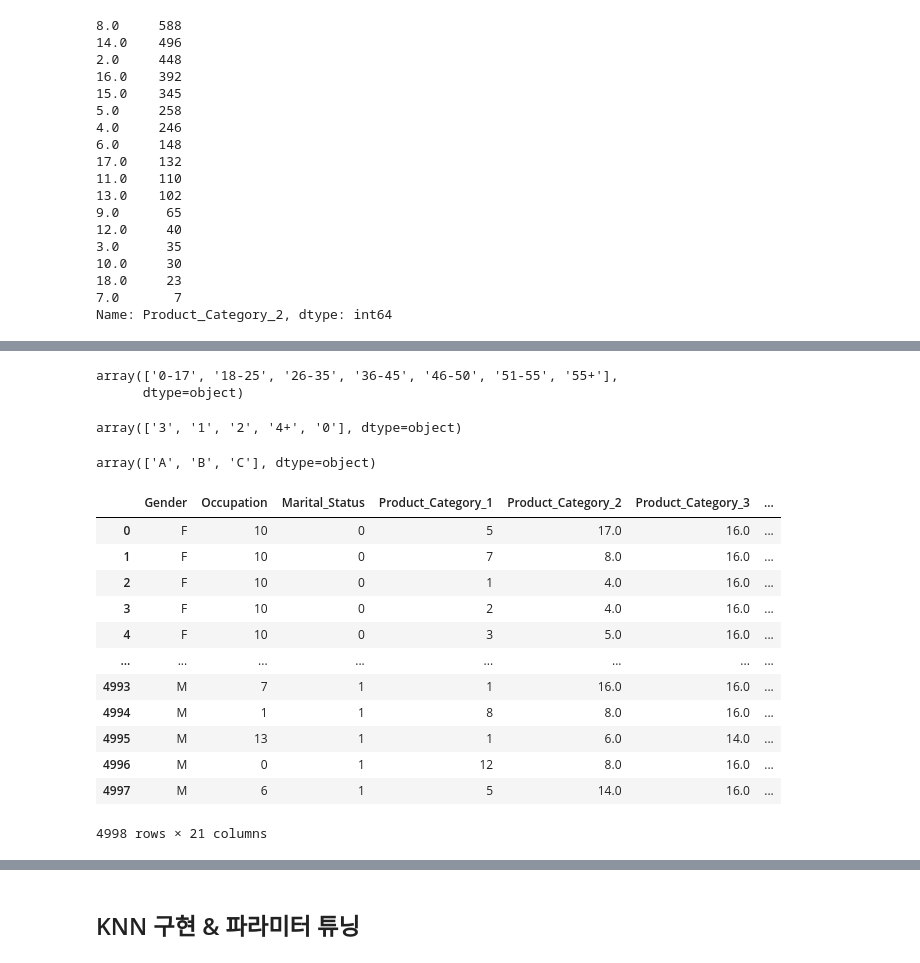
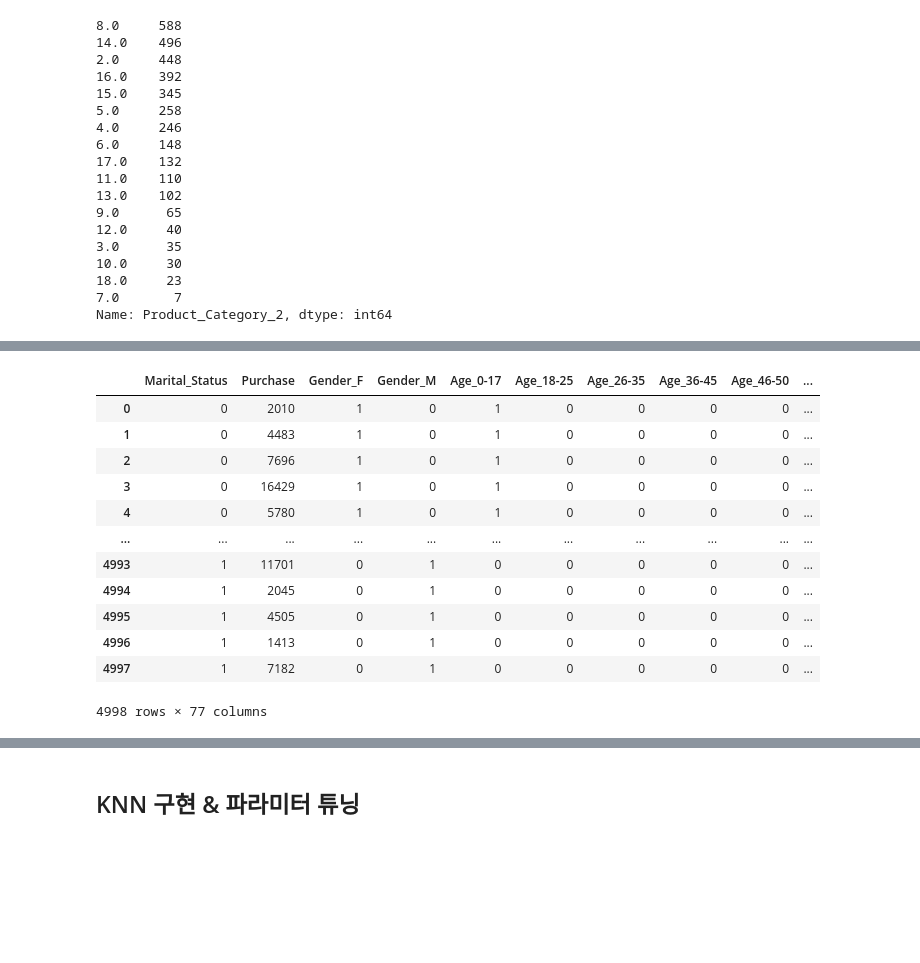
Before and after one commit to the-hwistle/Tobigs19, a Jupyter notebook: Week4_KNN.ipynb, the cells around one changed output, grey strips where cells are left out. Cells and saved outputs as stored; diff of their text form; code cells hidden in the pictures; blank space fills up the shorter version.

```diff
--- a/Week4_KNN.ipynb
+++ b/Week4_KNN.ipynb
@@ -108,6 +89,7 @@ Name: Product_Category_3, dtype: int64
 # %%
-df['Product_Category_2'].fillna(8.0, inplace=True)
-df['Product_Category_3'].fillna(16.0, inplace=True)
+df['Product_Category_2'].fillna(8, inplace=True)
+df['Product_Category_2'] = df['Product_Category_2'].astype(int)
+df.drop(columns='Product_Category_3', inplace=True)
 
 df.isna().sum()
 # %% [output]
@@ -138,0 +130,6 @@ for
+# %%
+data = df.drop(columns=['User_ID', 'Product_ID'])
+# %%
+data = pd.get_dummies(data, columns=['Gender', 'Age', 'Occupation', 'City_Category', 'Stay_In_Current_City_Years', 'Product_Category_1', 'Product_Category_2'])
+
+data.columns
@@ -139 +154,17 @@ for
+# %%
+data
+# %% [output]
+|  | Marital_Status | Purchase | Gender_F | Gender_M | Age_0-17 | Age_18-25 | Age_26-35 | Age_36-45 | Age_46-50 | ... |
+| 0 | 0 | 2010 | 1 | 0 | 1 | 0 | 0 | 0 | 0 | ... |
+| 1 | 0 | 4483 | 1 | 0 | 1 | 0 | 0 | 0 | 0 | ... |
+| 2 | 0 | 7696 | 1 | 0 | 1 | 0 | 0 | 0 | 0 | ... |
+| 3 | 0 | 16429 | 1 | 0 | 1 | 0 | 0 | 0 | 0 | ... |
+| 4 | 0 | 5780 | 1 | 0 | 1 | 0 | 0 | 0 | 0 | ... |
+| ... | ... | ... | ... | ... | ... | ... | ... | ... | ... | ... |
+| 4993 | 1 | 11701 | 0 | 1 | 0 | 0 | 0 | 0 | 0 | ... |
+| 4994 | 1 | 2045 | 0 | 1 | 0 | 0 | 0 | 0 | 0 | ... |
+| 4995 | 1 | 4505 | 0 | 1 | 0 | 0 | 0 | 0 | 0 | ... |
+| 4996 | 1 | 1413 | 0 | 1 | 0 | 0 | 0 | 0 | 0 | ... |
+| 4997 | 1 | 7182 | 0 | 1 | 0 | 0 | 0 | 0 | 0 | ... |
+4998 rows × 77 columns
 # %%
@@ -142,34 +173,3 @@ y = df['Purchase']
-# %%
-X['Age'].unique()
-# %% [output]
-array(['0-17', '18-25', '26-35', '36-45', '46-50', '51-55', '55+'],
-      dtype=object)
-# %%
-X['Stay_In_Current_City_Years'].unique()
-# %% [output]
-array(['3', '1', '2', '4+', '0'], dtype=object)
-# %%
-X['City_Category'].unique()
-# %% [output]
-array(['A', 'B', 'C'], dtype=object)
-# %%
-X = X.astype(str)
-X = pd.get_dummies(X, columns = ['Age', 'Stay_In_Current_City_Years', 'City_Category'])
-X
-# %% [output]
-|  | Gender | Occupation | Marital_Status | Product_Category_1 | Product_Category_2 | Product_Category_3 | ... |
-| 0 | F | 10 | 0 | 5 | 17.0 | 16.0 | ... |
-| 1 | F | 10 | 0 | 7 | 8.0 | 16.0 | ... |
-| 2 | F | 10 | 0 | 1 | 4.0 | 16.0 | ... |
-| 3 | F | 10 | 0 | 2 | 4.0 | 16.0 | ... |
-| 4 | F | 10 | 0 | 3 | 5.0 | 16.0 | ... |
-| ... | ... | ... | ... | ... | ... | ... | ... |
-| 4993 | M | 7 | 1 | 1 | 16.0 | 16.0 | ... |
-| 4994 | M | 1 | 1 | 8 | 8.0 | 16.0 | ... |
-| 4995 | M | 13 | 1 | 1 | 6.0 | 14.0 | ... |
-| 4996 | M | 0 | 1 | 12 | 8.0 | 16.0 | ... |
-| 4997 | M | 6 | 1 | 5 | 14.0 | 16.0 | ... |
-4998 rows × 21 columns
 # %%
 from sklearn.model_selection import train_test_split
 
```
Also changed, not shown: parts of 22 cells of this notebook.
